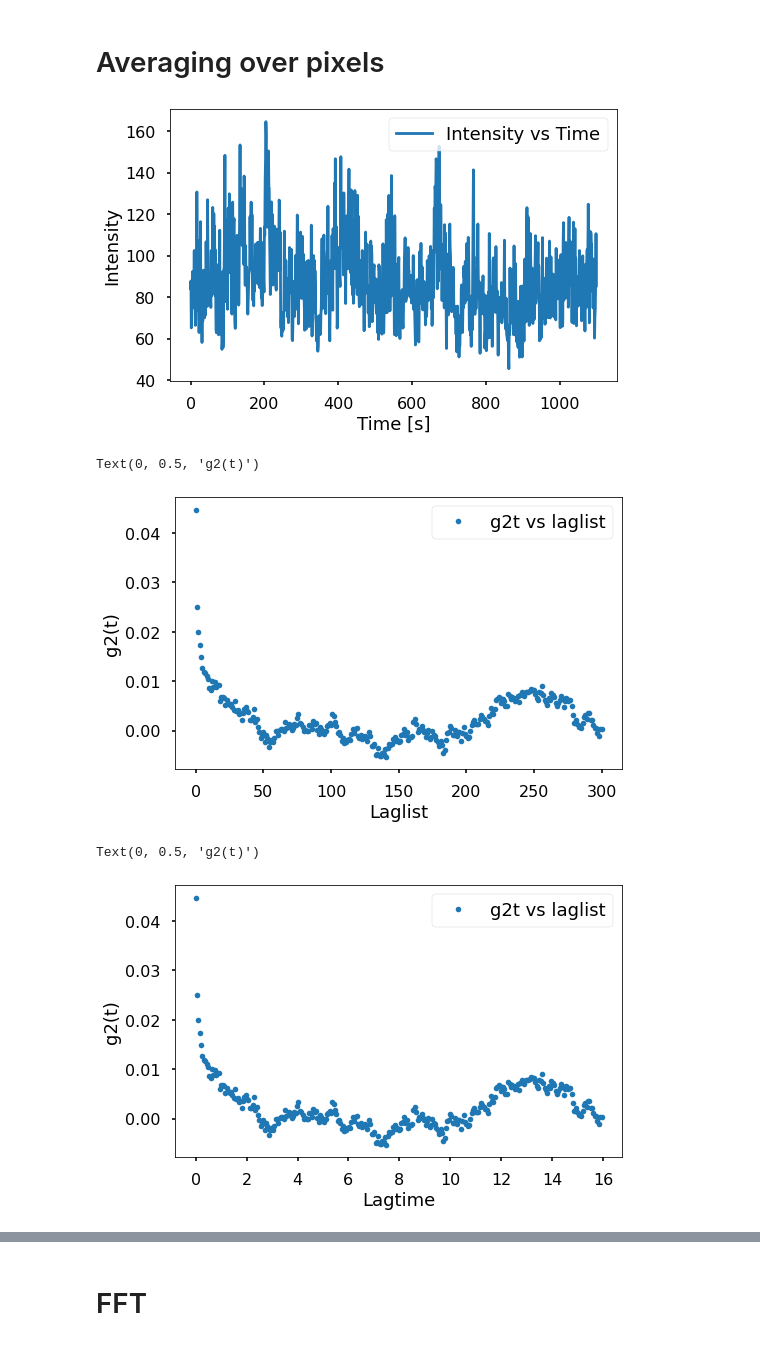
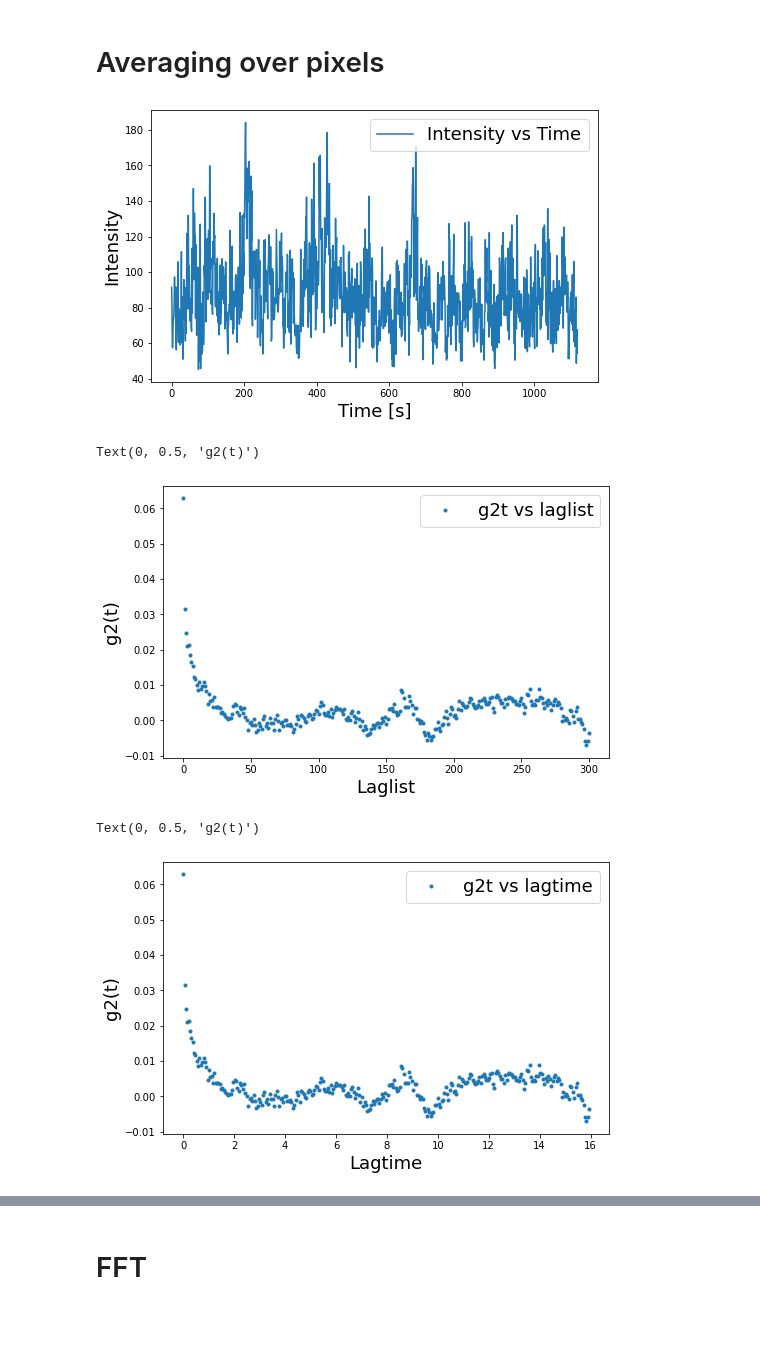
Before and after one commit to wwy-wwy-wwy/Speckle_project, a Jupyter notebook: g2t_analysis_24h.ipynb, the cells around one changed output, grey strips where cells are left out. Cells and saved outputs as stored; diff of their text form; code cells hidden in the pictures.

```diff
--- a/g2t_analysis_24h.ipynb
+++ b/g2t_analysis_24h.ipynb
@@ -47,18 +53,17 @@ img[0][23][86]
 # Averaging over pixels
 # %%
 # create matrix:
-w=3
-h=3
+w=2
+h=2
 omega=w*h
 matrix=np.zeros((w,h))
 for i in range(0,w):
     for j in range(0,h):
         matrix[i][j]=1/omega
 # %%
-def compute_intensity(px, t_range, matrix):
+def compute_intensity(px, matrix, img):
     intensity=[]
-    real_t= [element * framespeed for element in t_range]
-    for t in t_range:
+    for t in range(0,img.shape[0],1):
         kerneled_intensity=0
         start_y=px[0]-math.floor(matrix.shape[0]/2)
         start_x=px[1]-math.floor(matrix.shape[1]/2)
@@ -72,39 +77,36 @@ def compute_intensity(px, t_range, matrix):
 
     plt.figure(figsize=(8,5))
     #plt.ylim([0, 255])
-    plt.plot(t_range,intensity,'-')
+    plt.plot(range(0,img.shape[0],1),intensity,'-')
     plt.legend(['Intensity vs Time'], fontsize=18)
     plt.xlabel("Time [s]",fontsize=18)
     plt.ylabel("Intensity",fontsize=18)
 
     return intensity
 # %%
-def compute_g2t(px,laglist_g2t,t_range_g2t, matrix):
-    max_num=laglist_g2t[-1]+t_range_g2t[-1]+1
-    total_t_range=range(0,max_num,1)
-    intensity=compute_intensity(px,total_t_range, matrix)
+def compute_g2t(px,laglist_g2t, matrix):
+    intensity=compute_intensity(px, matrix, img)
     g2t=[]
-
-    for lagidx in laglist_g2t:
+    for lag in laglist_g2t:
         numerator_sum=0
         denumerator_sum_1=0
         denumerator_sum_2=0
-        for t in t_range_g2t:
-            numerator_sum=numerator_sum+int(intensity[t])*int(intensity[t+lagidx])
+        max_t_range=img.shape[0]-lag
+        for t in range(0,max_t_range,1):
+            numerator_sum=numerator_sum+int(intensity[t])*int(intensity[t+lag])
             denumerator_sum_1=denumerator_sum_1+int(intensity[t])
-            denumerator_sum_2=denumerator_sum_2+int(intensity[t+lagidx])
-        numerator=numerator_sum/len(t_range_g2t)
-        denumerator_1=denumerator_sum_1/len(t_range_g2t)
-        denumerator_2=denumerator_sum_2/len(t_range_g2t)
+            denumerator_sum_2=denumerator_sum_2+int(intensity[t+lag])
+        numerator=numerator_sum/max_t_range
+        denumerator_1=denumerator_sum_1/max_t_range
+        denumerator_2=denumerator_sum_2/max_t_range
         g2t.append((numerator/denumerator_1/denumerator_2)-1)
     return g2t, intensity
 # %%
 laglist_g2t=range(0,301,1)
-t_range_g2t=range(0,800,1)
 px=[120,145] #[y,x]
-g2t,intensity=compute_g2t(px,laglist_g2t,t_range_g2t,matrix)
+g2t,intensity=compute_g2t(px,laglist_g2t,matrix)
 # %% [output]
-[figure, old version]
+[figure, new version]
 # %%
 plt.figure(figsize=(8,5))
 plt.plot(laglist_g2t,g2t,'.')
@@ -113,4 +115,4 @@ plt.xlabel("Laglist",fontsize=18)
 plt.ylabel("g2(t)",fontsize=18)
 # %% [output]
 Text(0, 0.5, 'g2(t)')
-[figure, old version]
+[figure, new version]
@@ -119,9 +119,11 @@ lagtime_g2t= [element * framespeed for element in laglist_g2t]
 # %%
+lagtime_g2t= [element * framespeed for element in laglist_g2t]
+
 plt.figure(figsize=(8,5))
 plt.plot(lagtime_g2t,g2t,'.')
-plt.legend(['g2t vs laglist'], fontsize=18)
+plt.legend(['g2t vs lagtime'], fontsize=18)
 plt.xlabel("Lagtime",fontsize=18)
 plt.ylabel("g2(t)",fontsize=18)
 # %% [output]
 Text(0, 0.5, 'g2(t)')
-[figure, old version]
+[figure, new version]
```
Also changed, not shown: parts of 9 cells of this notebook, 1 other file.
